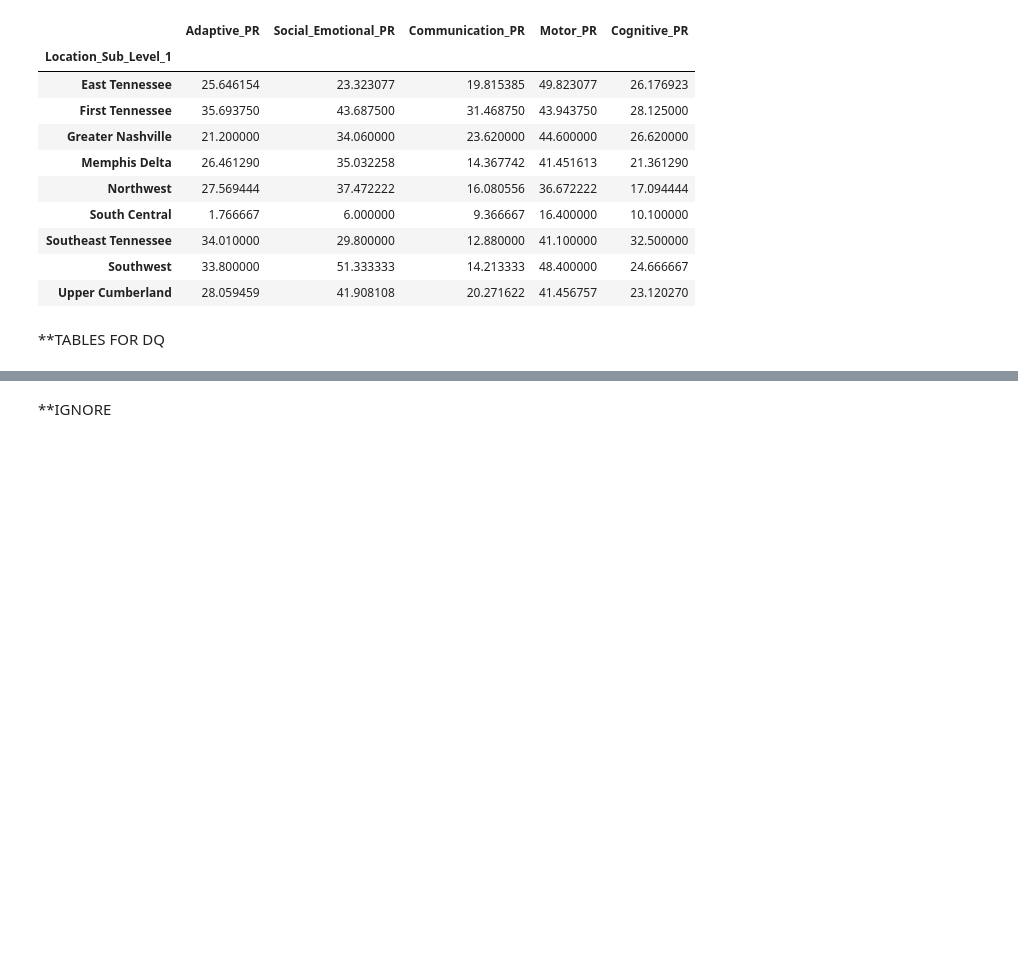
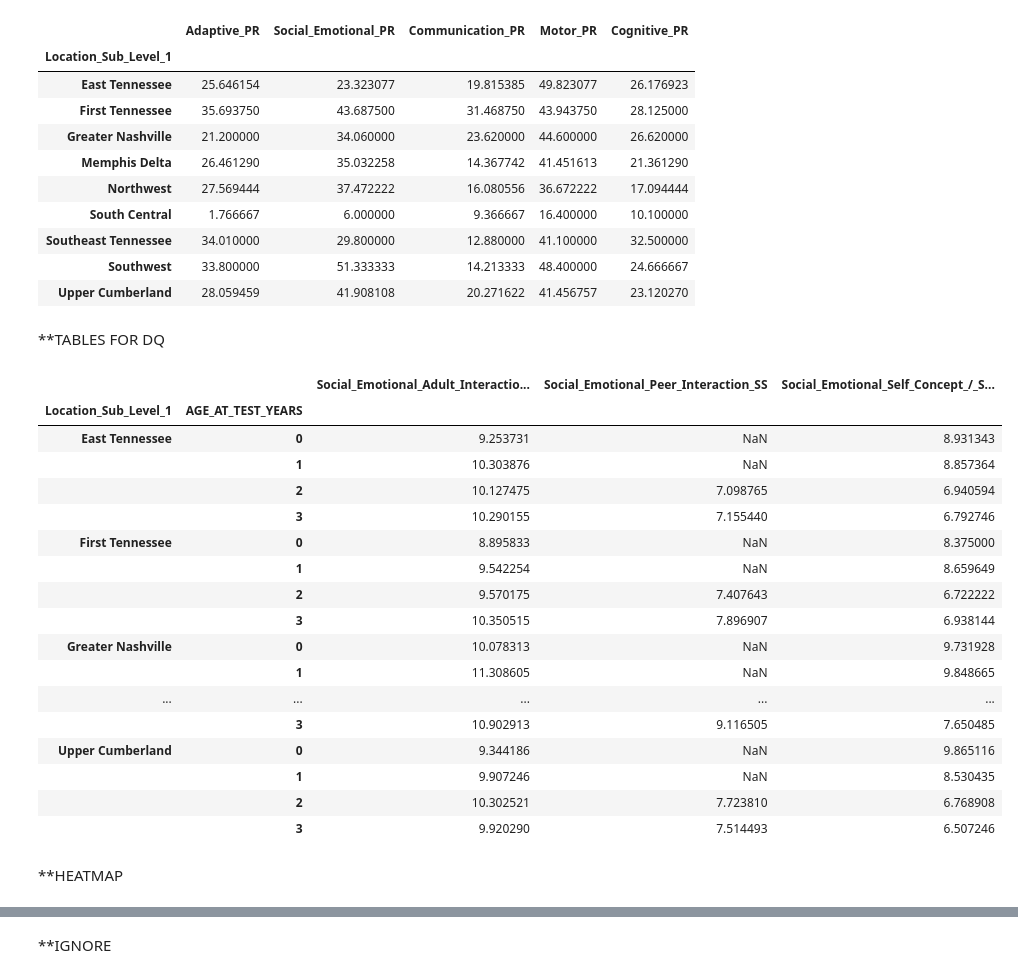
Before and after one commit to NSS-Data-Analytics-Cohort-10/teis-concat-dog, a Jupyter notebook: notebooks/TEIS-AH.ipynb, the cells around one changed output, grey strips where cells are left out. Cells and saved outputs as stored; diff of their text form; code cells hidden in the pictures; blank space fills up the shorter version.

```diff
--- a/notebooks/TEIS-AH.ipynb
+++ b/notebooks/TEIS-AH.ipynb
@@ -538,0 +539,2 @@ dataset_clean_eligibility.groupby(['Location_Sub_Level_1','AGE_AT_TEST_YEARS'])[
+# %%
+social_emotional_submdomains_columns = ['Social_Emotional_Adult_Interaction_SS','Social_Emotional_Peer_Interaction_SS','Social_Emotional_Self_Concept_/_Social_Role_SS']
@@ -538,0 +545,25 @@ dataset_clean_eligibility.groupby(['Location_Sub_Level_1','AGE_AT_TEST_YEARS'])[
+# %%
+social_emotional_subdomain_sub_location_groupby = dataset_clean_eligibility.groupby(['Location_Sub_Level_1','AGE_AT_TEST_YEARS'])[social_emotional_submdomains_columns].mean()
+# %%
+social_emotional_subdomain_sub_location_groupby
+# %% [output]
+|  |  | Social_Emotional_Adult_Interactio... | Social_Emotional_Peer_Interaction_SS | Social_Emotional_Self_Concept_/_S... |
+| Location_Sub_Level_1 | AGE_AT_TEST_YEARS |  |  |  |
+| East Tennessee | 0 | 9.253731 | NaN | 8.931343 |
+|  | 1 | 10.303876 | NaN | 8.857364 |
+|  | 2 | 10.127475 | 7.098765 | 6.940594 |
+|  | 3 | 10.290155 | 7.155440 | 6.792746 |
+| First Tennessee | 0 | 8.895833 | NaN | 8.375000 |
+|  | 1 | 9.542254 | NaN | 8.659649 |
+|  | 2 | 9.570175 | 7.407643 | 6.722222 |
+|  | 3 | 10.350515 | 7.896907 | 6.938144 |
+| Greater Nashville | 0 | 10.078313 | NaN | 9.731928 |
+|  | 1 | 11.308605 | NaN | 9.848665 |
+| ... | ... | ... | ... | ... |
+|  | 3 | 10.902913 | 9.116505 | 7.650485 |
+| Upper Cumberland | 0 | 9.344186 | NaN | 9.865116 |
+|  | 1 | 9.907246 | NaN | 8.530435 |
+|  | 2 | 10.302521 | 7.723810 | 6.768908 |
+|  | 3 | 9.920290 | 7.514493 | 6.507246 |
+# %% [markdown]
+**HEATMAP
```
Also changed, not shown: parts of 11 cells of this notebook.
